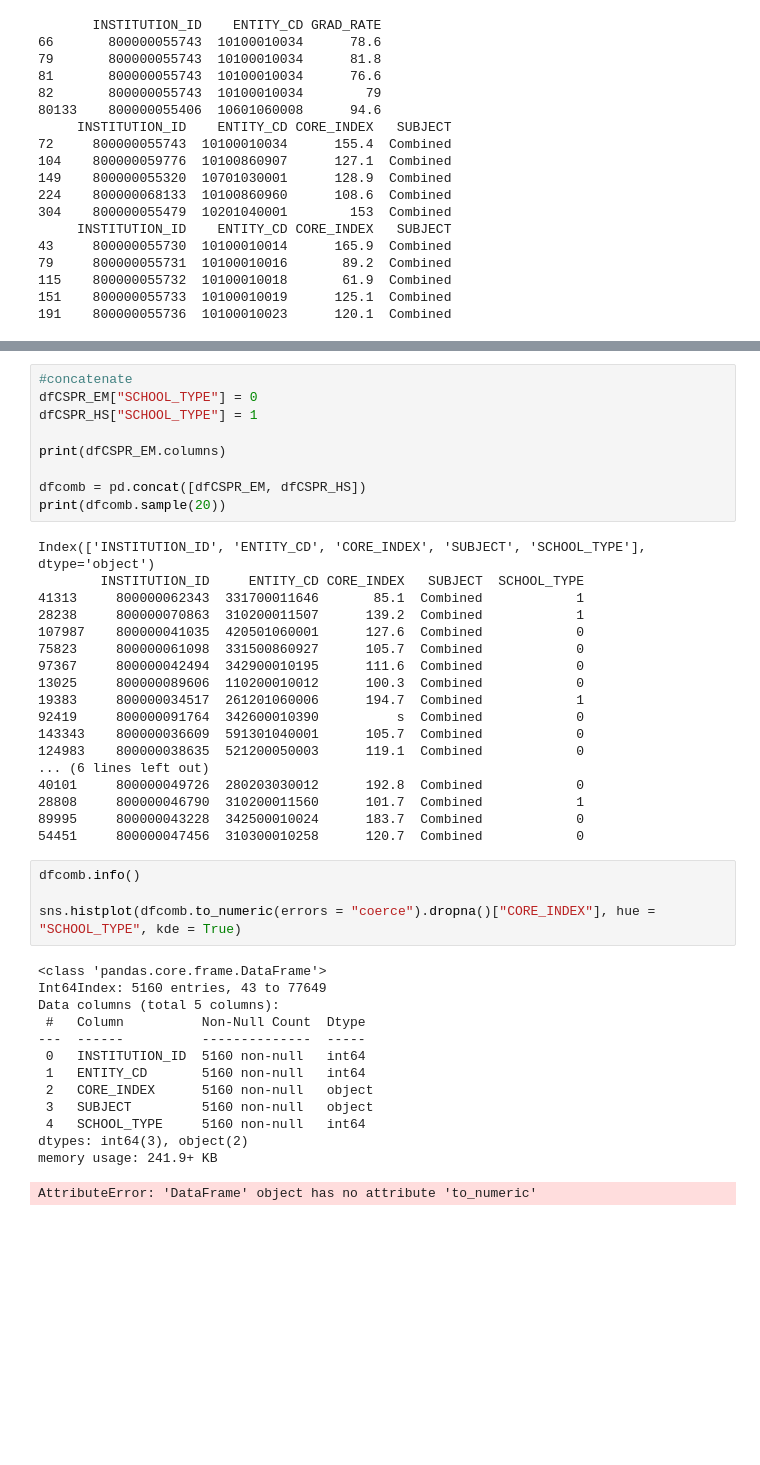
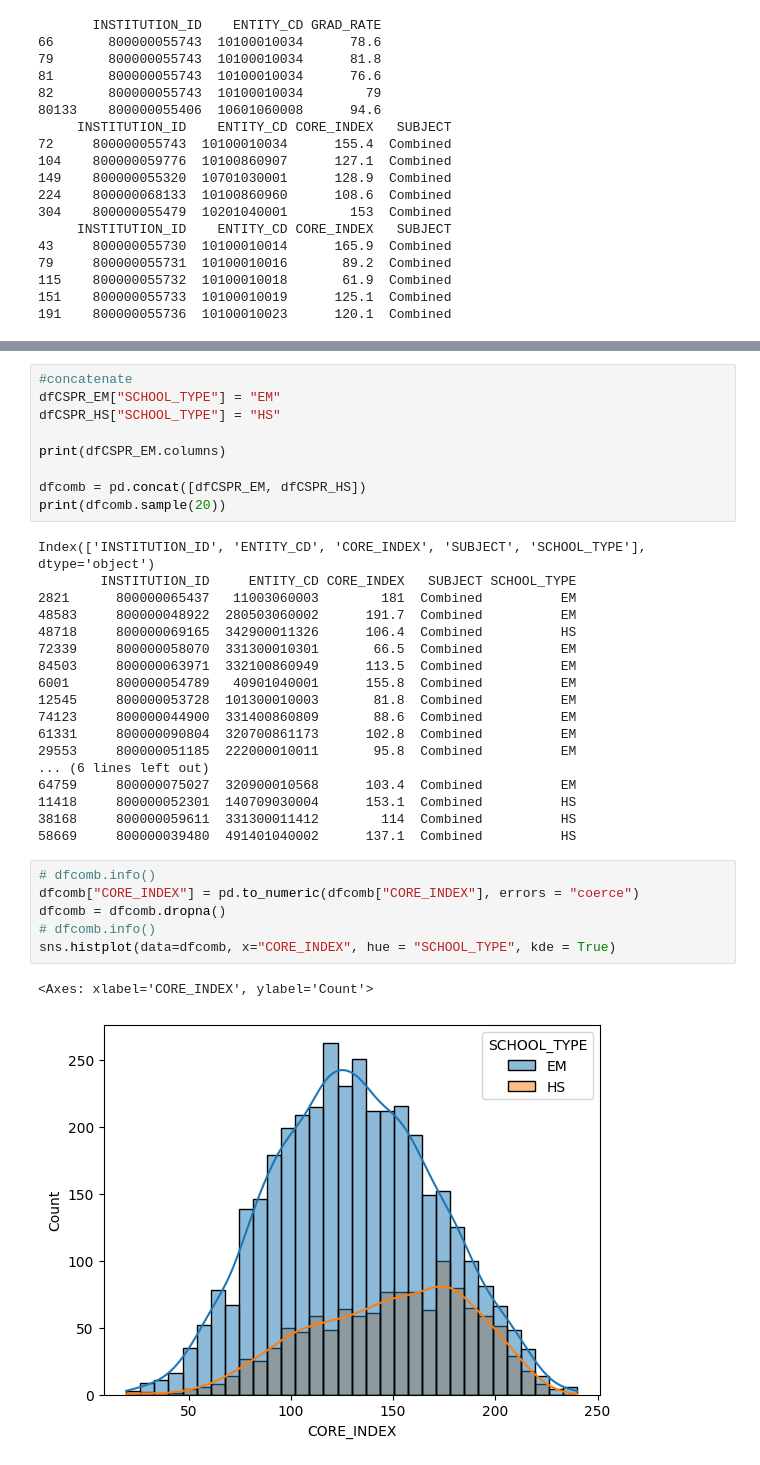
Before and after one commit to Finer-Things/2023_Erdos_Institute_Bootcamp_Education, a Jupyter notebook: EDA/Exploring data_Leann.ipynb, the cells around one changed output, grey strips where cells are left out. Drawn from its saved outputs; the diff is of its cells as text; blank space fills up the shorter version.

Commit message:
Debugged combined dataframe "CORE_INDEX" column code

```diff
--- a/EDA/Exploring data_Leann.ipynb
+++ b/EDA/Exploring data_Leann.ipynb
@@ -148,8 +148,8 @@ Index(['INSTITUTION_ID', 'ENTITY_CD', 'CORE_INDEX', 'SUBJECT'], dtype='object')
 Index(['INSTITUTION_ID', 'ENTITY_CD', 'CORE_INDEX', 'SUBJECT'], dtype='object')
 # %%
 #concatenate
-dfCSPR_EM["SCHOOL_TYPE"] = 0
-dfCSPR_HS["SCHOOL_TYPE"] = 1
+dfCSPR_EM["SCHOOL_TYPE"] = "EM"
+dfCSPR_HS["SCHOOL_TYPE"] = "HS"
 
 print(dfCSPR_EM.columns)
 
@@ -157,37 +157,28 @@ dfcomb = pd.concat([dfCSPR_EM, dfCSPR_HS])
 print(dfcomb.sample(20))
 # %% [output]
 Index(['INSTITUTION_ID', 'ENTITY_CD', 'CORE_INDEX', 'SUBJECT', 'SCHOOL_TYPE'], dtype='object')
-        INSTITUTION_ID     ENTITY_CD CORE_INDEX   SUBJECT  SCHOOL_TYPE
-41313     800000062343  331700011646       85.1  Combined            1
-28238     800000070863  310200011507      139.2  Combined            1
-107987    800000041035  420501060001      127.6  Combined            0
-75823     800000061098  331500860927      105.7  Combined            0
-97367     800000042494  342900010195      111.6  Combined            0
-13025     800000089606  110200010012      100.3  Combined            0
-19383     800000034517  261201060006      194.7  Combined            1
-92419     800000091764  342600010390          s  Combined            0
-143343    800000036609  591301040001      105.7  Combined            0
-124983    800000038635  521200050003      119.1  Combined            0
+        INSTITUTION_ID     ENTITY_CD CORE_INDEX   SUBJECT SCHOOL_TYPE
+2821      800000065437   11003060003        181  Combined          EM
+48583     800000048922  280503060002      191.7  Combined          EM
+48718     800000069165  342900011326      106.4  Combined          HS
+72339     800000058070  331300010301       66.5  Combined          EM
+84503     800000063971  332100860949      113.5  Combined          EM
+6001      800000054789   40901040001      155.8  Combined          EM
+12545     800000053728  101300010003       81.8  Combined          EM
+74123     800000044900  331400860809       88.6  Combined          EM
+61331     800000090804  320700861173      102.8  Combined          EM
+29553     800000051185  222000010011       95.8  Combined          EM
 ... (6 lines left out)
-40101     800000049726  280203030012      192.8  Combined            0
-28808     800000046790  310200011560      101.7  Combined            1
-89995     800000043228  342500010024      183.7  Combined            0
-54451     800000047456  310300010258      120.7  Combined            0
+64759     800000075027  320900010568      103.4  Combined          EM
+11418     800000052301  140709030004      153.1  Combined          HS
+38168     800000059611  331300011412        114  Combined          HS
+58669     800000039480  491401040002      137.1  Combined          HS
 # %%
-dfcomb.info()
-
-sns.histplot(dfcomb.to_numeric(errors = "coerce").dropna()["CORE_INDEX"], hue = "SCHOOL_TYPE", kde = True)
+# dfcomb.info()
+dfcomb["CORE_INDEX"] = pd.to_numeric(dfcomb["CORE_INDEX"], errors = "coerce")
+dfcomb = dfcomb.dropna()
+# dfcomb.info()
+sns.histplot(data=dfcomb, x="CORE_INDEX", hue = "SCHOOL_TYPE", kde = True)
 # %% [output]
-<class 'pandas.core.frame.DataFrame'>
-Int64Index: 5160 entries, 43 to 77649
-Data columns (total 5 columns):
- #   Column          Non-Null Count  Dtype
----  ------          --------------  -----
- 0   INSTITUTION_ID  5160 non-null   int64
- 1   ENTITY_CD       5160 non-null   int64
- 2   CORE_INDEX      5160 non-null   object
- 3   SUBJECT         5160 non-null   object
- 4   SCHOOL_TYPE     5160 non-null   int64
-dtypes: int64(3), object(2)
-memory usage: 241.9+ KB
+<Axes: xlabel='CORE_INDEX', ylabel='Count'>
-AttributeError: 'DataFrame' object has no attribute 'to_numeric'
+[figure, added]
```
Also changed, not shown: parts of 1 cell of this notebook.
